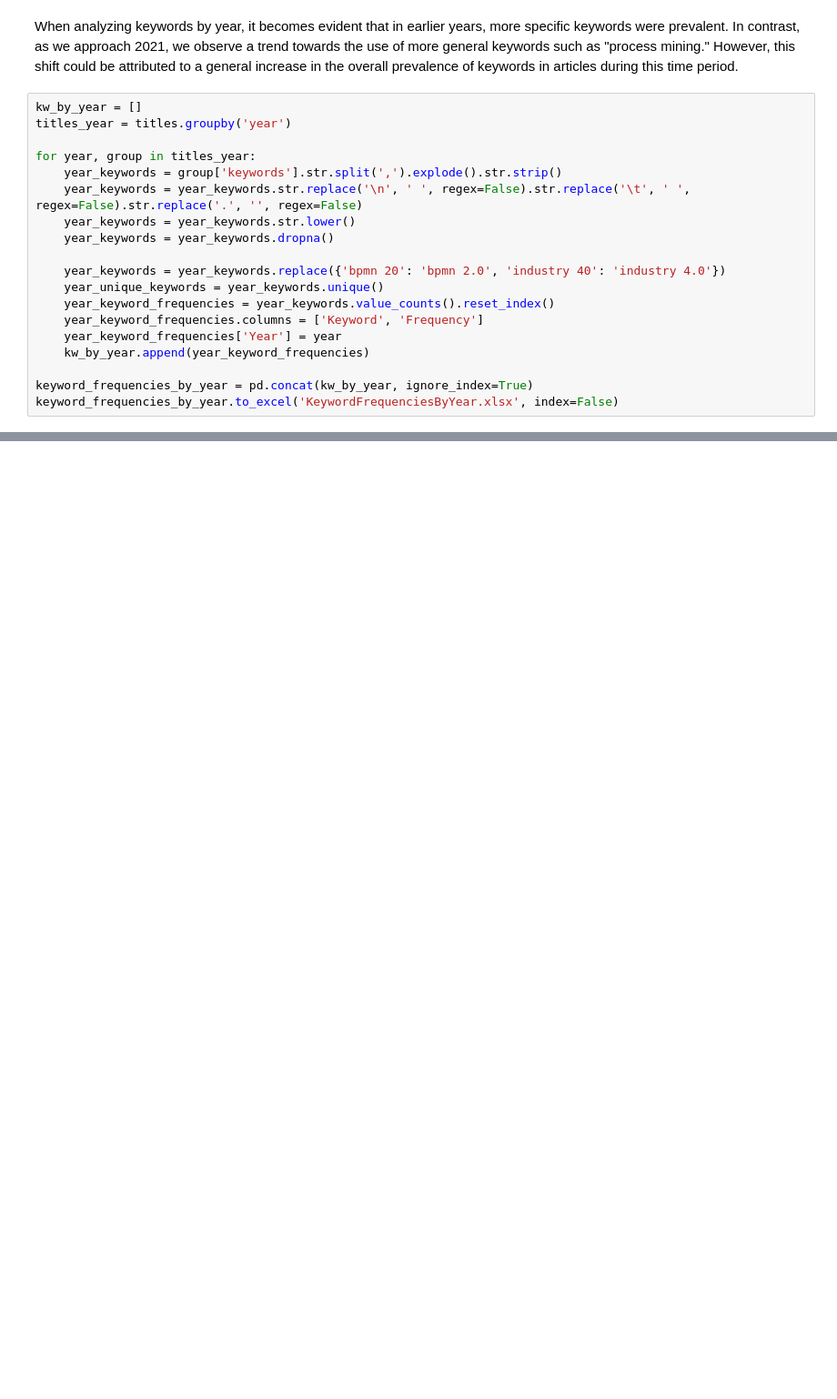
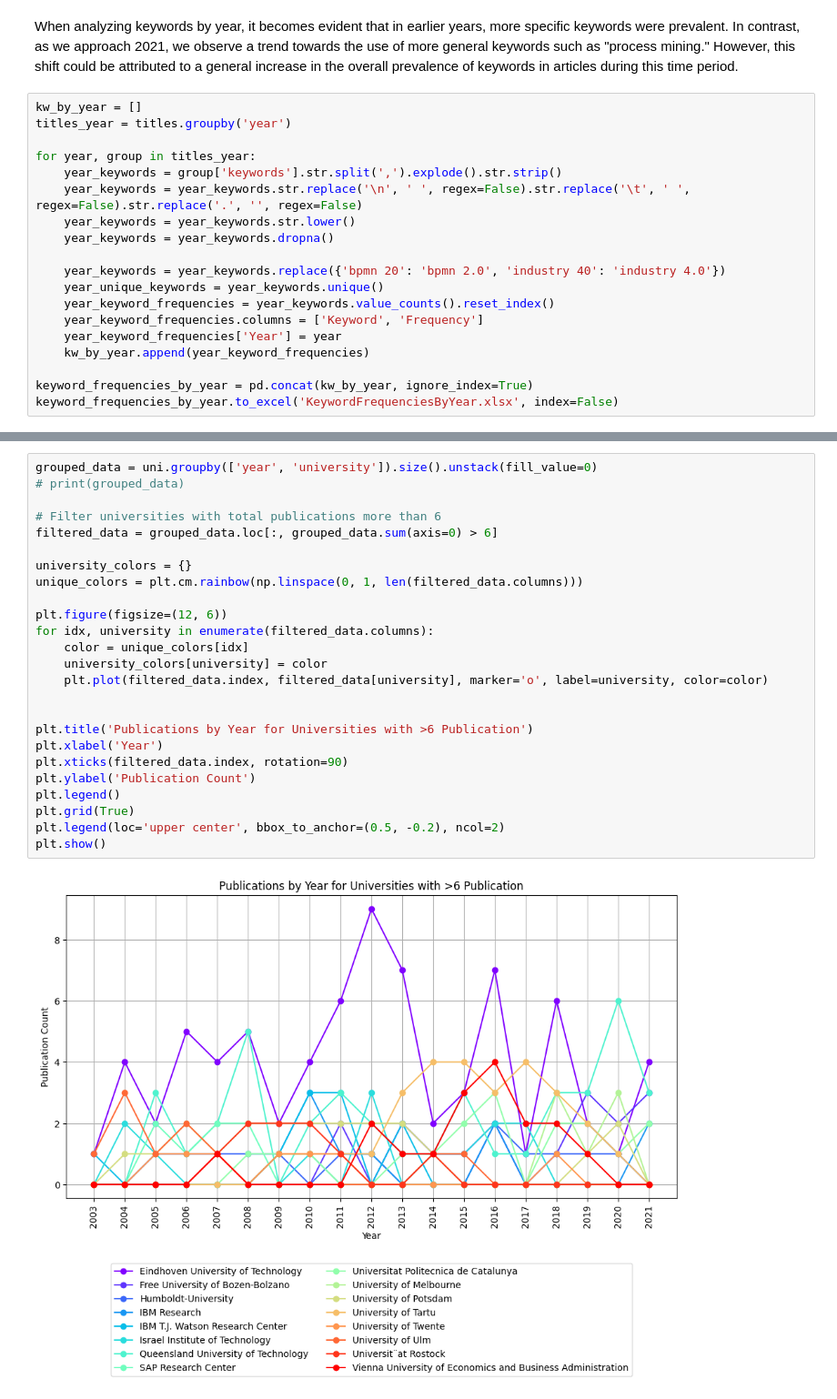
Before and after one commit to lananepeina/bpm2023, a Jupyter notebook: BPM Conference 2003-2021 Analysis.ipynb, the cells around one changed output, grey strips where cells are left out. Shown at 91% size. Cells and saved outputs as stored; diff of their text form; blank space fills up the shorter version.

```diff
--- a/BPM Conference 2003-2021 Analysis.ipynb
+++ b/BPM Conference 2003-2021 Analysis.ipynb
@@ -121,0 +180,27 @@ keyword_frequencies_by_year.to_excel('KeywordFrequenciesByYear.xlsx', index=Fals
+# %%
+grouped_data = uni.groupby(['year', 'university']).size().unstack(fill_value=0)
+# print(grouped_data)
+
+# Filter universities with total publications more than 6
+filtered_data = grouped_data.loc[:, grouped_data.sum(axis=0) > 6]
+
+university_colors = {}
+unique_colors = plt.cm.rainbow(np.linspace(0, 1, len(filtered_data.columns)))
+
+plt.figure(figsize=(12, 6))
+for idx, university in enumerate(filtered_data.columns):
+    color = unique_colors[idx]
+    university_colors[university] = color
+    plt.plot(filtered_data.index, filtered_data[university], marker='o', label=university, color=color)
+
+
+plt.title('Publications by Year for Universities with >6 Publication')
+plt.xlabel('Year')
+plt.xticks(filtered_data.index, rotation=90)
+plt.ylabel('Publication Count')
+plt.legend()
+plt.grid(True)
+plt.legend(loc='upper center', bbox_to_anchor=(0.5, -0.2), ncol=2)
+plt.show()
+# %% [output]
+[figure, added]
```
Also changed, not shown: parts of 11 cells of this notebook.
